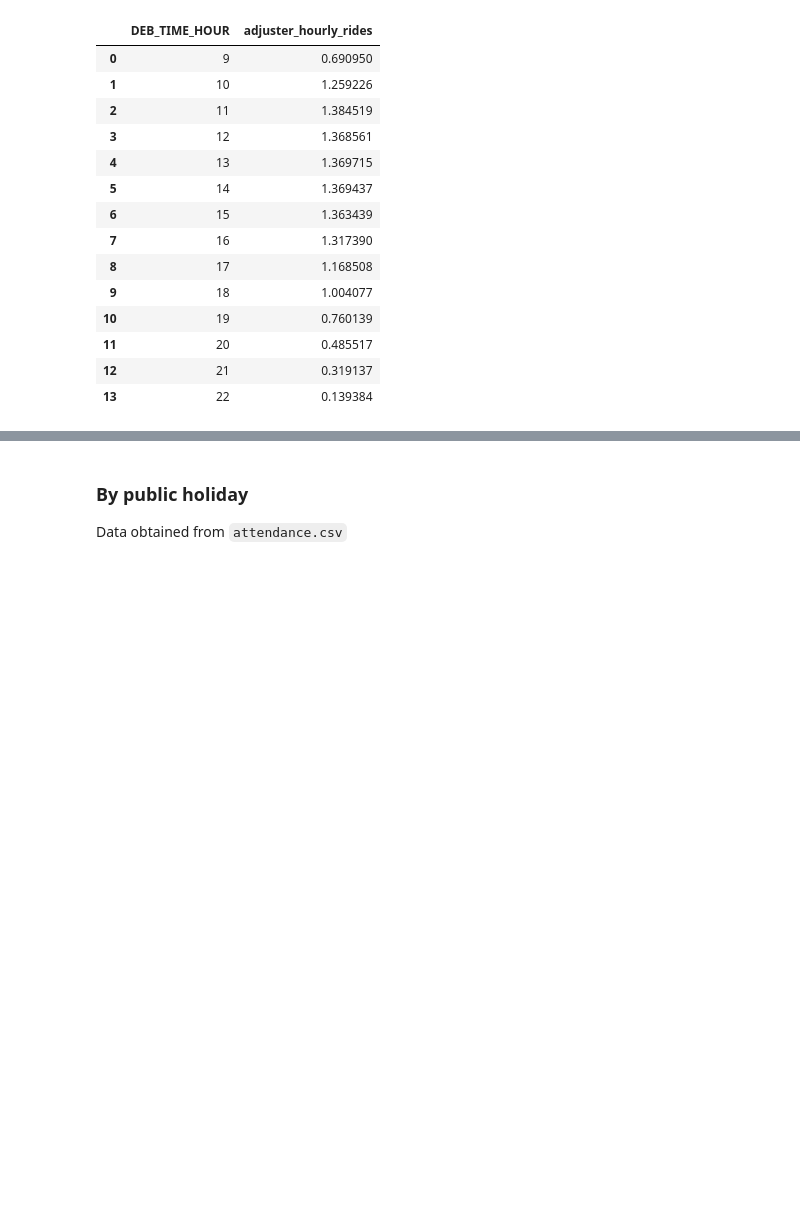
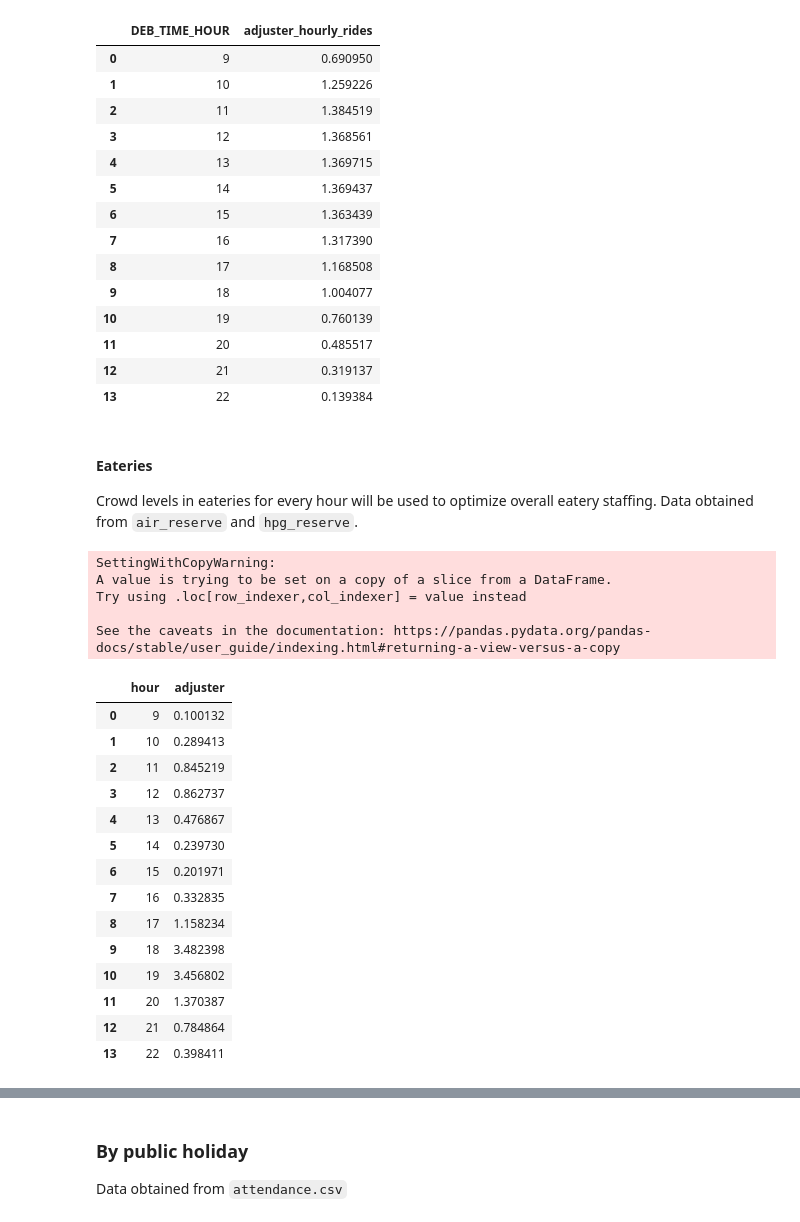
Before and after one commit to reallyjustalan/DSA3101_Group8_Project1, a Jupyter notebook: B3/DSA3101_B3_Modelling.ipynb, the cells around one changed output, grey strips where cells are left out. Saved outputs shown, nothing was run; the diff lists cells and outputs as text; code cells hidden in the pictures; blank space fills up the shorter version.

```diff
--- a/B3/DSA3101_B3_Modelling.ipynb
+++ b/B3/DSA3101_B3_Modelling.ipynb
@@ -137,3 +140,6 @@ Overall mean guest carried across all hours: 75.25982850018174
 | 11 | 20 | 0.485517 |
 | 12 | 21 | 0.319137 |
 | 13 | 22 | 0.139384 |
+# %% [markdown]
+#### Eateries
+Crowd levels in eateries for every hour will be used to optimize overall eatery staffing. Data obtained from `air_reserve` and `hpg_reserve`.
@@ -139,0 +169,63 @@ Overall mean guest carried across all hours: 75.25982850018174
+# %%
+air_reserve = pd.read_csv(r"C:\Users\joann\Downloads\air_reserve.csv")
+air_reserve.drop(columns=["reserve_datetime"], inplace=True)
+
+# Ensure datetime format
+air_reserve["visit_datetime"] = pd.to_datetime(air_reserve["visit_datetime"])
+
+# Extract hour before dropping visit_datetime
+air_reserve["hour"] = air_reserve["visit_datetime"].dt.hour
+
+# Group by store_id and hour, then compute the sum of reserve_visitors
+air_hourly_sum = air_reserve.groupby(["air_store_id", "hour"])["reserve_visitors"].sum().reset_index()
+
+# Rename for clarity
+air_hourly_sum.rename(columns={"reserve_visitors": "sum_reserve_visitors"}, inplace=True)
+
+# Compute the mean of reserve visitors per hour across all restaurants
+air_hourly_all_sum = air_hourly_sum.groupby("hour")["sum_reserve_visitors"].mean().reset_index()
+
+# Rename for clarity
+air_hourly_all_sum.rename(columns={"sum_reserve_visitors": "air_mean_reserve_visitors_per_hour"}, inplace=True)
+
+air_hourly_all_sum_relhrs = air_hourly_all_sum.loc[air_hourly_all_sum["hour"].between(9,22)]
+# %%
+eatery_merging = hpg_hourly_all_sum_relhrs.merge(
+    air_hourly_all_sum_relhrs[['hour', 'air_mean_reserve_visitors_per_hour']],
+    on='hour',
+    how='left'
+)
+
+# Calculate percentage difference from the mean
+eatery_merging['hpg_pct_diff'] = (eatery_merging['hpg_mean_reserve_visitors_per_hour'] - eatery_merging['hpg_mean_reserve_visitors_per_hour'].mean()) / eatery_merging['hpg_mean_reserve_visitors_per_hour'].mean()
+eatery_merging['air_pct_diff'] = (eatery_merging['air_mean_reserve_visitors_per_hour'] - eatery_merging['air_mean_reserve_visitors_per_hour'].mean()) / eatery_merging['air_mean_reserve_visitors_per_hour'].mean()
+
+eatery_ah_pct = eatery_merging[["hour", "hpg_pct_diff", "air_pct_diff"]]
+
+# Compute combined percentage difference and adjuster
+eatery_ah_pct['combined_pct_diff'] = eatery_ah_pct[['hpg_pct_diff', 'air_pct_diff']].mean(axis=1)
+eatery_ah_pct['adjuster'] = 1 + eatery_ah_pct["combined_pct_diff"]
+
+adjust_hour_eatery = eatery_ah_pct[["hour", "adjuster"]]
+adjust_hour_eatery
+# %% [output]
+SettingWithCopyWarning:
+A value is trying to be set on a copy of a slice from a DataFrame.
+Try using .loc[row_indexer,col_indexer] = value instead
+
+See the caveats in the documentation: https://pandas.pydata.org/pandas-docs/stable/user_guide/indexing.html#returning-a-view-versus-a-copy
+|  | hour | adjuster |
+| 0 | 9 | 0.100132 |
+| 1 | 10 | 0.289413 |
+| 2 | 11 | 0.845219 |
+| 3 | 12 | 0.862737 |
+| 4 | 13 | 0.476867 |
+| 5 | 14 | 0.239730 |
+| 6 | 15 | 0.201971 |
+| 7 | 16 | 0.332835 |
+| 8 | 17 | 1.158234 |
+| 9 | 18 | 3.482398 |
+| 10 | 19 | 3.456802 |
+| 11 | 20 | 1.370387 |
+| 12 | 21 | 0.784864 |
+| 13 | 22 | 0.398411 |
```
Also changed, not shown: parts of 18 cells of this notebook.
